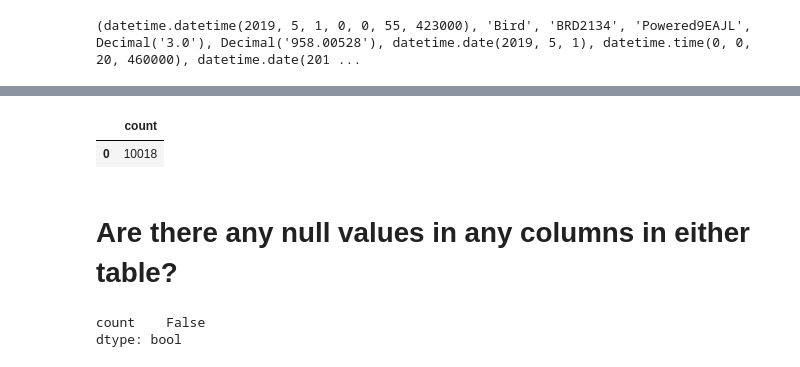
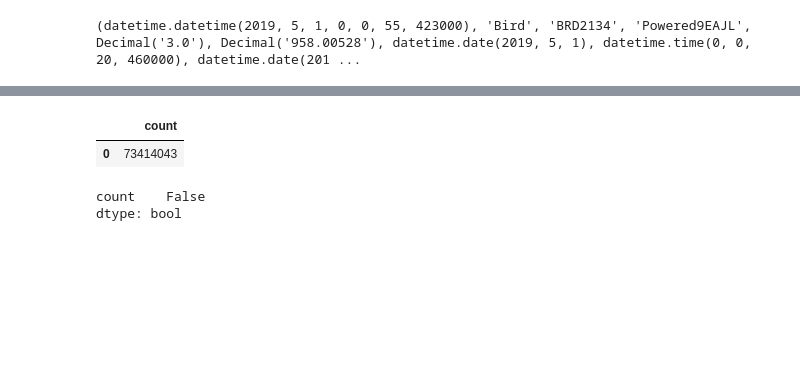
Before and after one commit to NSS-Data-Analytics-Cohort-10/scooters-group-6, a Jupyter notebook: notebooks/sqlalchemy.ipynb, the cells around one changed output, grey strips where cells are left out. Cells and saved outputs as stored; diff of their text form; code cells hidden in the pictures; blank space fills up the shorter version.

```diff
--- a/notebooks/sqlalchemy.ipynb
+++ b/notebooks/sqlalchemy.ipynb
@@ -124,15 +124,13 @@ trips.head()
 # %%
 query='''
 SELECT
-     COUNT(DISTINCT sumdid)
+     COUNT(sumdid)
 FROM scooters;
 '''
 with engine.connect() as connection:
         scooters = pd.read_sql(text(query), con = connection)
 
 scooters.head()
 # %% [output]
 |  | count |
-| 0 | 10018 |
+| 0 | 73414043 |
-# %% [markdown]
-  # Are there any null values in any columns in either table?
```
Also changed, not shown: parts of 24 cells of this notebook.
